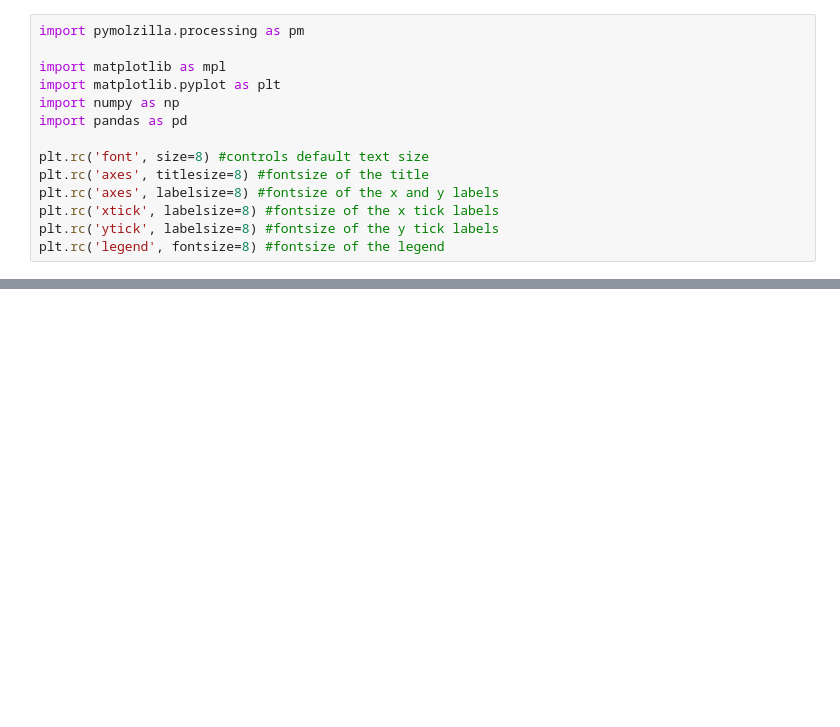
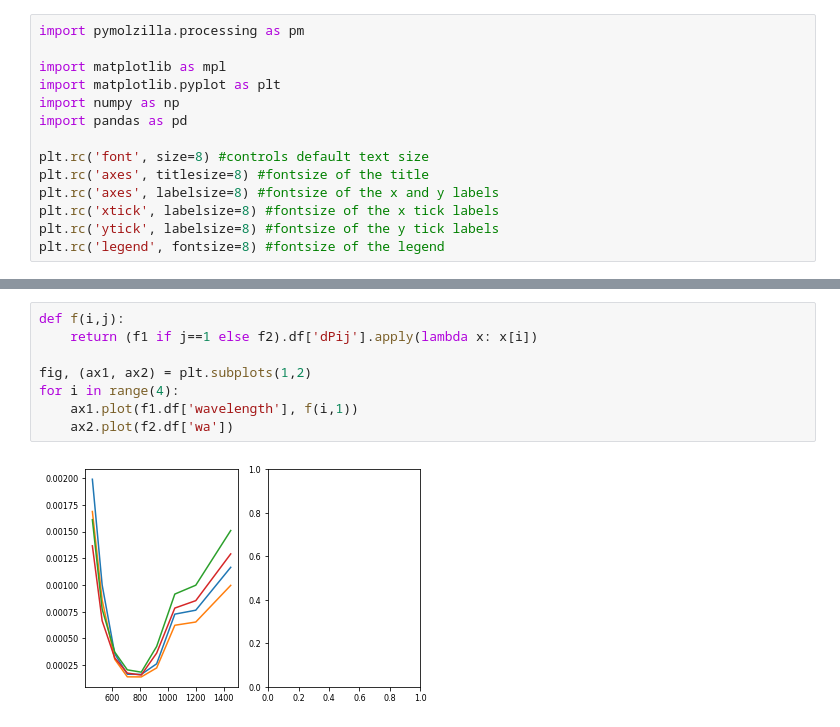
Before and after one commit to vladidobro/thesis, a Jupyter notebook: data/cofe-pmld.ipynb, the cells around one changed output, grey strips where cells are left out. Cells and saved outputs as stored; diff of their text form; blank space fills up the shorter version.

```diff
--- a/data/cofe-pmld.ipynb
+++ b/data/cofe-pmld.ipynb
@@ -115,0 +87,10 @@ loading set: 9
+# %%
+def f(i,j):
+    return (f1 if j==1 else f2).df['dPij'].apply(lambda x: x[i])
+
+fig, (ax1, ax2) = plt.subplots(1,2)
+for i in range(4):
+    ax1.plot(f1.df['wavelength'], f(i,1))
+    ax2.plot(f2.df['wa'])
+# %% [output]
+[figure, added]
```
Also changed, not shown: parts of 6 cells of this notebook, 10 other files.
